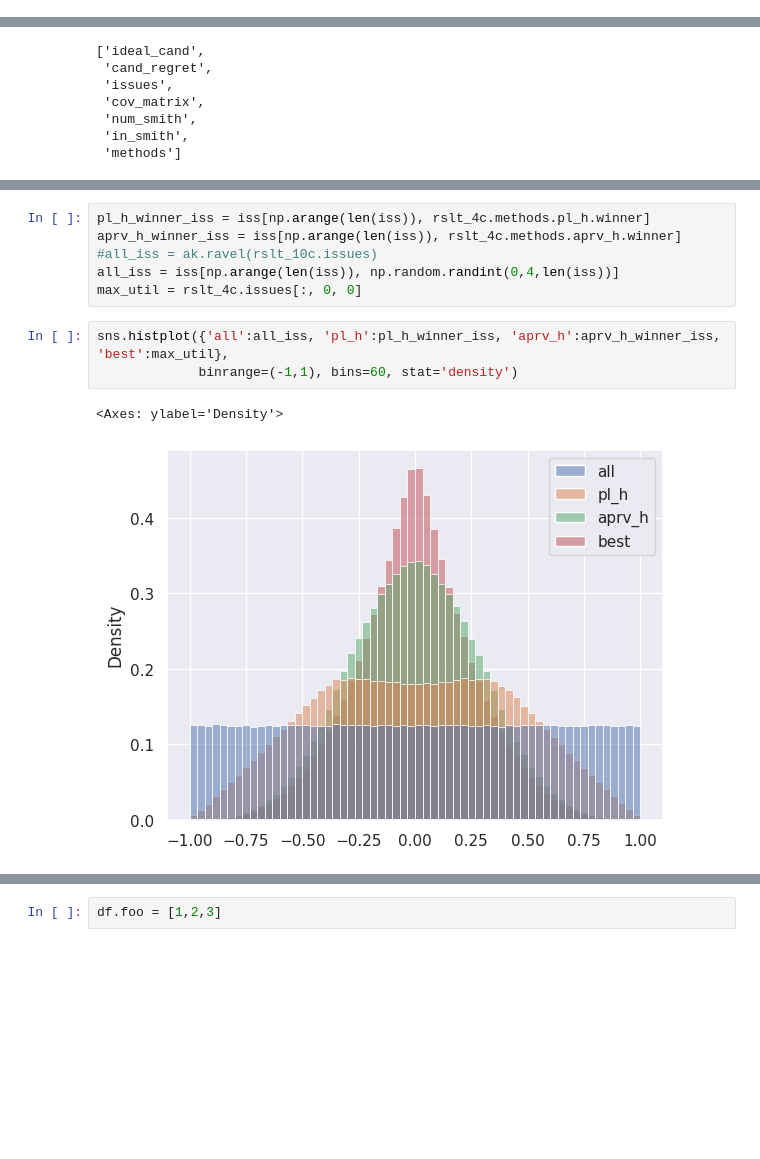
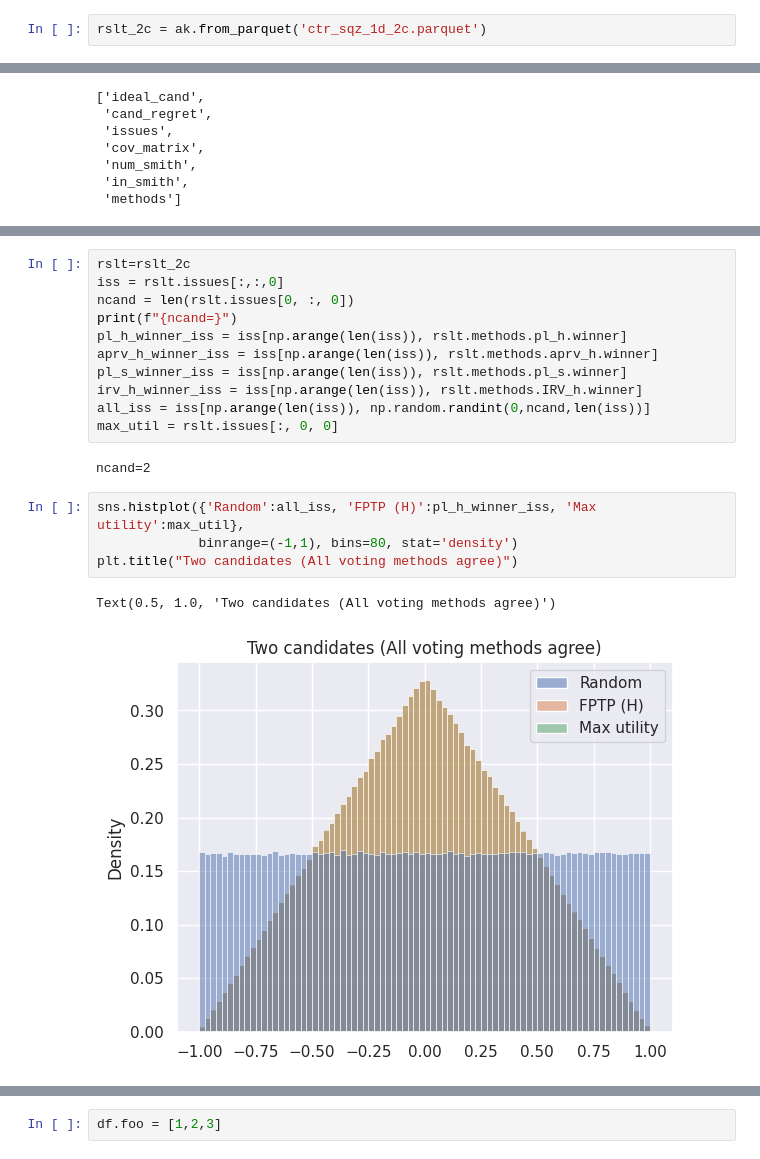
Before and after one commit to tcawlfield/vote-sim-studies, a Jupyter notebook: notebooks/center_squeeze.ipynb, the cells around one changed output, grey strips where cells are left out. Drawn from its saved outputs; the diff is of its cells as text; blank space fills up the shorter version.

```diff
--- a/notebooks/center_squeeze.ipynb
+++ b/notebooks/center_squeeze.ipynb
@@ -71,4 +66,6 @@ config = copy.deepcopy(base_config)
 rslt_4c = ak.from_parquet('ctr_sqz_1d_4c.parquet')
+# %%
+rslt_2c = ak.from_parquet('ctr_sqz_1d_2c.parquet')
 # %%
 rslt_4c.fields
 # %% [output]
@@ -87,12 +91,20 @@ iss[:5]
 # %%
-pl_h_winner_iss = iss[np.arange(len(iss)), rslt_4c.methods.pl_h.winner]
-aprv_h_winner_iss = iss[np.arange(len(iss)), rslt_4c.methods.aprv_h.winner]
-#all_iss = ak.ravel(rslt_10c.issues)
-all_iss = iss[np.arange(len(iss)), np.random.randint(0,4,len(iss))]
-max_util = rslt_4c.issues[:, 0, 0]
+rslt=rslt_2c
+iss = rslt.issues[:,:,0]
+ncand = len(rslt.issues[0, :, 0])
+print(f"{ncand=}")
+pl_h_winner_iss = iss[np.arange(len(iss)), rslt.methods.pl_h.winner]
+aprv_h_winner_iss = iss[np.arange(len(iss)), rslt.methods.aprv_h.winner]
+pl_s_winner_iss = iss[np.arange(len(iss)), rslt.methods.pl_s.winner]
+irv_h_winner_iss = iss[np.arange(len(iss)), rslt.methods.IRV_h.winner]
+all_iss = iss[np.arange(len(iss)), np.random.randint(0,ncand,len(iss))]
+max_util = rslt.issues[:, 0, 0]
+# %% [output]
+ncand=2
 # %%
-sns.histplot({'all':all_iss, 'pl_h':pl_h_winner_iss, 'aprv_h':aprv_h_winner_iss, 'best':max_util},
-             binrange=(-1,1), bins=60, stat='density')
+sns.histplot({'Random':all_iss, 'FPTP (H)':pl_h_winner_iss, 'Max utility':max_util},
+             binrange=(-1,1), bins=80, stat='density')
+plt.title("Two candidates (All voting methods agree)")
 # %% [output]
-<Axes: ylabel='Density'>
+Text(0.5, 1.0, 'Two candidates (All voting methods agree)')
-[figure, old version]
+[figure, new version]
```
Also changed, not shown: parts of 18 cells of this notebook, 1 other file.
